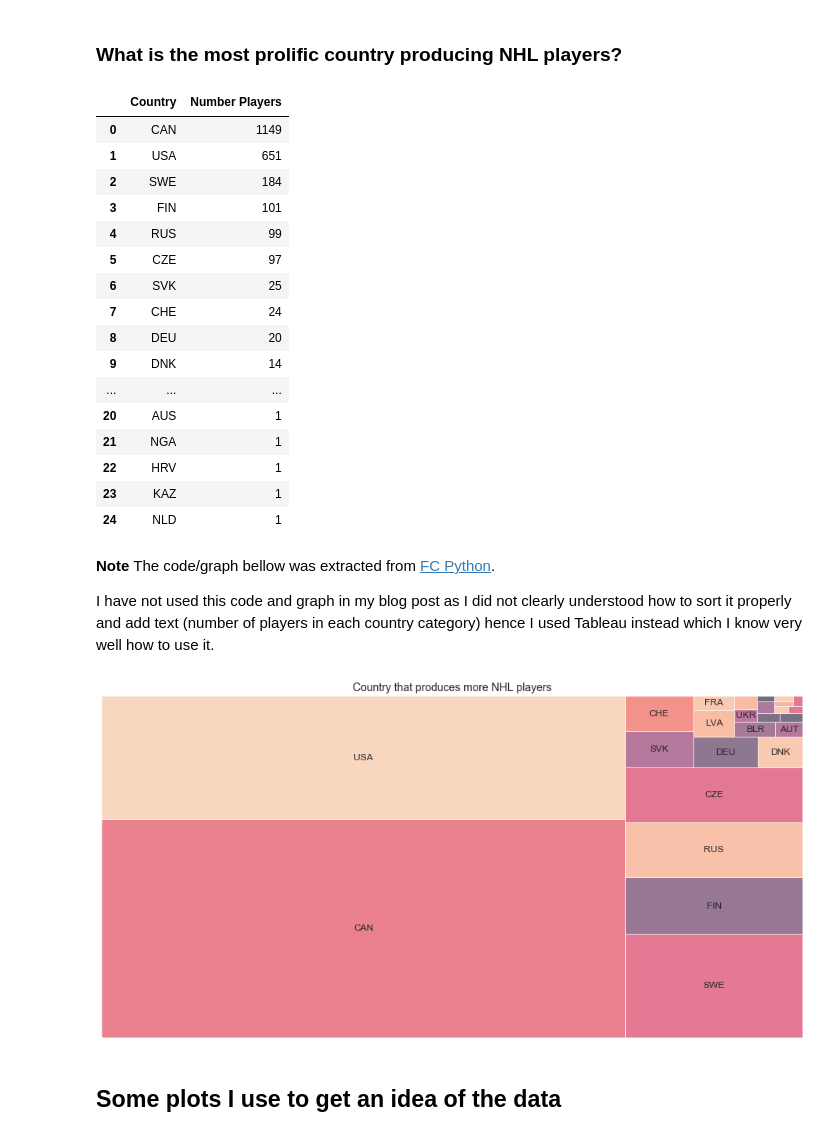
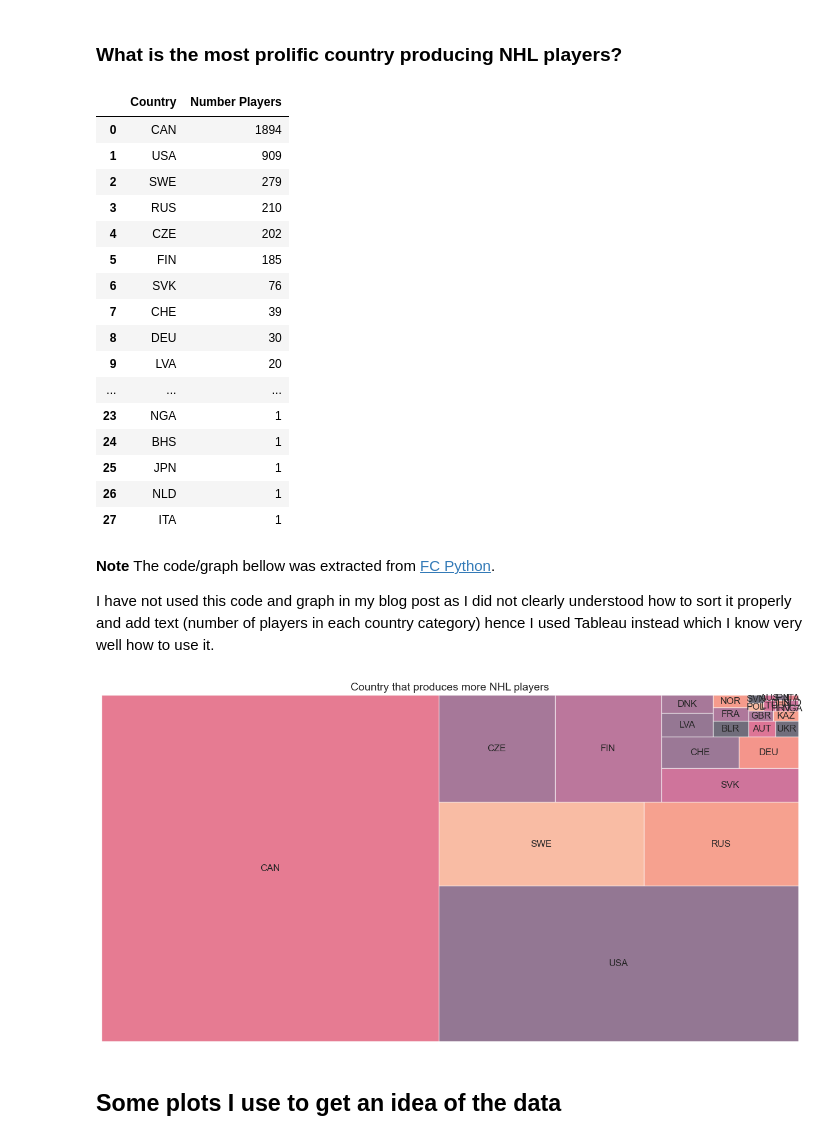
Before and after one commit to pwolter/HockeyStats, a Jupyter notebook: Hockey_fun.ipynb, the cells around one changed output. Drawn from its saved outputs; the diff is of its cells as text; code cells hidden in the pictures.

```diff
--- a/Hockey_fun.ipynb
+++ b/Hockey_fun.ipynb
@@ -128,7 +132,7 @@ display_all(player_info.tail().T)
 # %% [markdown]
 Again I drop the columns I don't need
 # %%
-player_info.drop(columns=['birthCity', 'link'], inplace=True)
+player_info.drop(columns=['birthCity'], inplace=True)
 # %%
 display_all(game_skater_stats.tail().T)
 # %% [output]
@@ -1009,22 +1027,22 @@ df = players_per_country.sort_values(by='Number Players', ascending=False)
 df
 # %% [output]
 |  | Country | Number Players |
-| 0 | CAN | 1149 |
-| 1 | USA | 651 |
-| 2 | SWE | 184 |
-| 3 | FIN | 101 |
-| 4 | RUS | 99 |
-| 5 | CZE | 97 |
-| 6 | SVK | 25 |
-| 7 | CHE | 24 |
-| 8 | DEU | 20 |
-| 9 | DNK | 14 |
+| 0 | CAN | 1894 |
+| 1 | USA | 909 |
+| 2 | SWE | 279 |
+| 3 | RUS | 210 |
+| 4 | CZE | 202 |
+| 5 | FIN | 185 |
+| 6 | SVK | 76 |
+| 7 | CHE | 39 |
+| 8 | DEU | 30 |
+| 9 | LVA | 20 |
 | ... | ... | ... |
-| 20 | AUS | 1 |
-| 21 | NGA | 1 |
-| 22 | HRV | 1 |
-| 23 | KAZ | 1 |
-| 24 | NLD | 1 |
+| 23 | NGA | 1 |
+| 24 | BHS | 1 |
+| 25 | JPN | 1 |
+| 26 | NLD | 1 |
+| 27 | ITA | 1 |
 # %% [markdown]
 **Note** The code/graph bellow was extracted from [FC Python](https://fcpython.com/visualisation/python-treemaps-squarify-matplotlib).
 
@@ -1032,21 +1050,21 @@ I have not used this code and graph in my blog post as I did not clearly underst
 # %%
 norm = matplotlib.colors.Normalize(vmin=min(players_per_country['Number Players']), vmax=max(players_per_country['Number Players']))
 colors = [matplotlib.cm.Blues(norm(value)) for value in players_per_country['Number Players']]
 
 #Create our plot and resize it.
 fig = plt.gcf()
 ax = fig.add_subplot()
 fig.set_size_inches(16, 8)
 
 #Use squarify to plot our data, label it and add colours. We add an alpha layer to ensure black labels show through
-squarify.plot(label=df['Country'].head(15), sizes=df['Number Players'], alpha=.6)
+squarify.plot(label=df['Country'].head(28), sizes=df['Number Players'], alpha=.6)
 plt.title("Country that produces more NHL players", fontsize=14)
 
 #Remove our axes and display the plot
 plt.axis('off')
 plt.show()
 # %% [output]
-[figure, old version]
+[figure, new version]
 # %% [markdown]
 ## Some plots I use to get an idea of the data
 # %%
```
Also changed, not shown: parts of 57 cells of this notebook.
